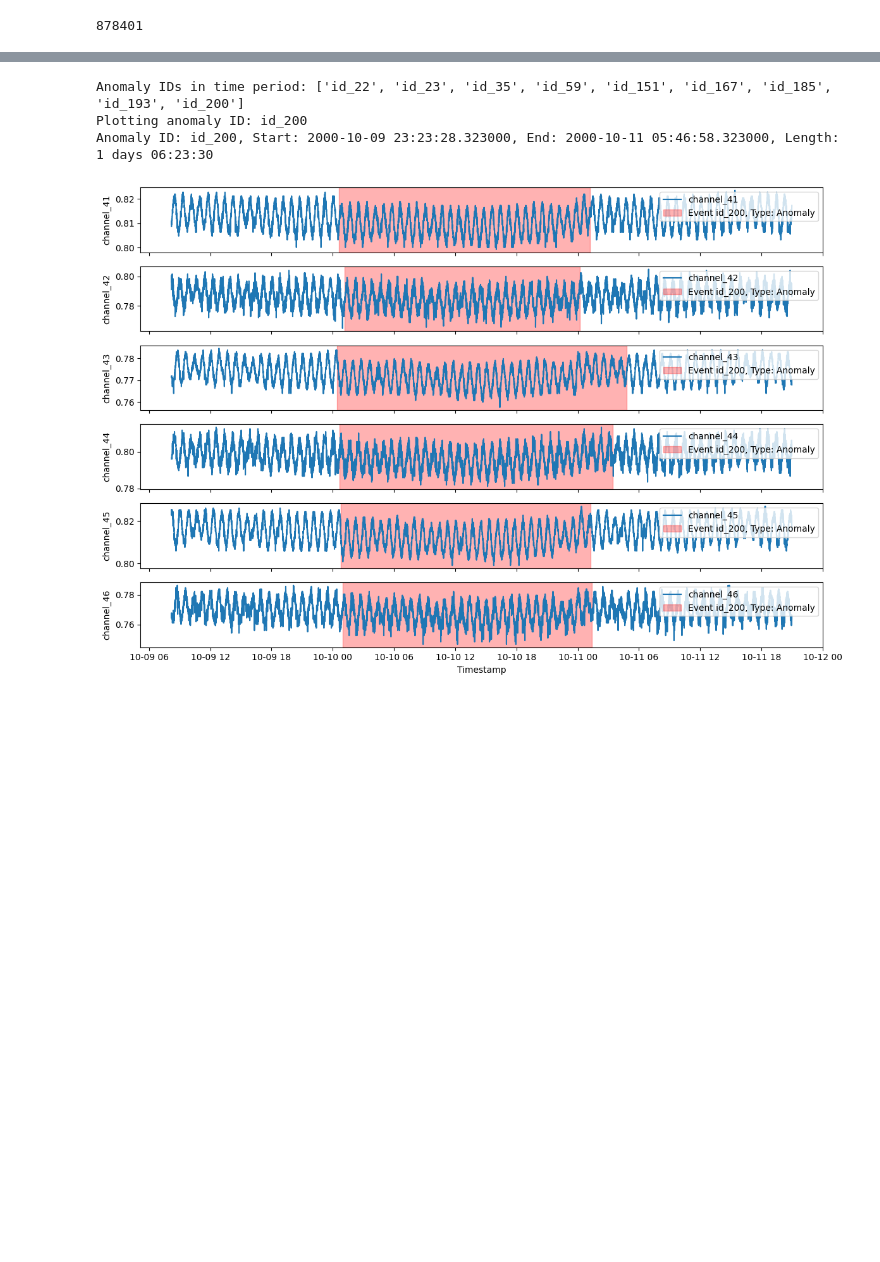
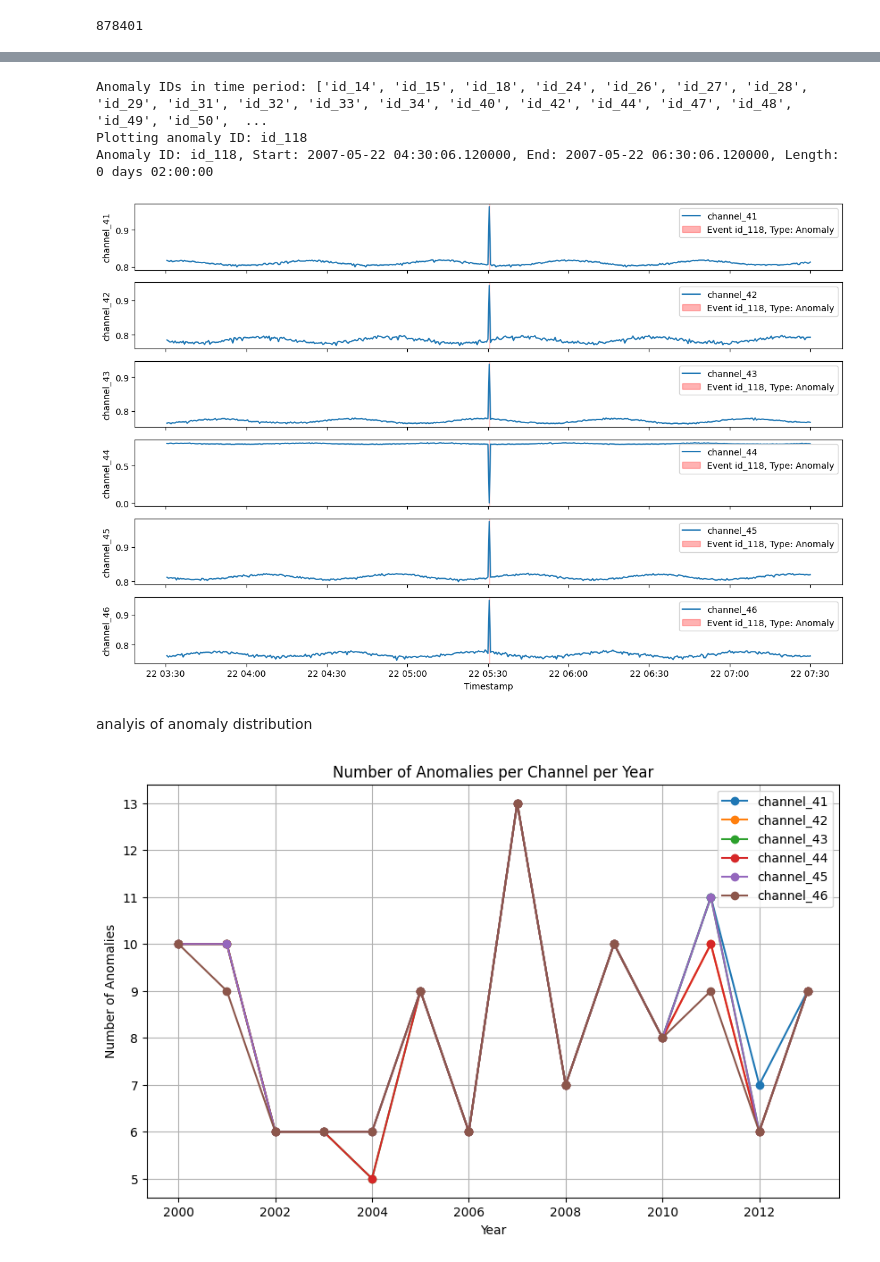
Before and after one commit to Angus-Eastell/ESA-ADB-mdm, a Jupyter notebook: mdm/understanding_data.ipynb, the cells around one changed output, grey strips where cells are left out. Drawn from its saved outputs; the diff is of its cells as text; code cells hidden in the pictures; blank space fills up the shorter version.

```diff
--- a/mdm/understanding_data.ipynb
+++ b/mdm/understanding_data.ipynb
@@ -7,12 +7,11 @@ from dateutil.parser import parse as parse_date
 # %% [markdown]
 Anomalies
 # %%
-
 # read in labels csv
-labels_df = pd.read_csv("C:\\Users\\angus\\OneDrive - University of Bristol\\mdm3_satellite\\satelite\\ESA-ADB-mdm\\data\\ESA-Mission1\\labels.csv",  parse_dates=["StartTime", "EndTime"], date_parser=lambda x: parse_date(x, ignoretz=True))
+labels_df = pd.read_csv("C:\\Users\\angus\\OneDrive - University of Bristol\\mdm3_satellite\\satelite\\ESA-ADB-mdm\\data\\ESA-Mission1_subset\\labels.csv",  parse_dates=["StartTime", "EndTime"], date_parser=lambda x: parse_date(x, ignoretz=True))
 
 # read in anomaly_types csv
-anomaly_types_df = pd.read_csv("C:\\Users\\angus\\OneDrive - University of Bristol\\mdm3_satellite\\satelite\\ESA-ADB-mdm\\data\\ESA-Mission1\\anomaly_types.csv")
+anomaly_types_df = pd.read_csv("C:\\Users\\angus\\OneDrive - University of Bristol\\mdm3_satellite\\satelite\\ESA-ADB-mdm\\data\\ESA-Mission1_subset\\anomaly_types.csv")
 # %%
 print(labels_df.head())
 # %% [output]
@@ -54,8 +53,9 @@ Channel: channel_46, Number of anomalies: 114
 # read csv
 
 # path to desired processed dataset
-three_month_train_path = "C:\\Users\\angus\\OneDrive - University of Bristol\\mdm3_satellite\\satelite\\ESA-ADB-mdm\\data\\preprocessed\\multivariate\\ESA-Mission1-semi-supervised\\3_months.train.csv"
-ten_month_train_path = "C:\\Users\\angus\\OneDrive - University of Bristol\\mdm3_satellite\\satelite\\ESA-ADB-mdm\\data\\preprocessed\\multivariate\\ESA-Mission1-semi-supervised\\10_months.train.csv"
+three_month_train_path = "C:\\Users\\angus\\OneDrive - University of Bristol\\mdm3_satellite\\satelite\\ESA-ADB-mdm\\data\\preprocessed_subset\\multivariate\\ESA-Mission1-semi-supervised\\3_months.train.csv"
+ten_month_train_path = "C:\\Users\\angus\\OneDrive - University of Bristol\\mdm3_satellite\\satelite\\ESA-ADB-mdm\\data\\preprocessed_subset\\multivariate\\ESA-Mission1-semi-supervised\\10_months.train.csv"
+eighty_four_month_test_path = "C:\\Users\\angus\\OneDrive - University of Bristol\\mdm3_satellite\\satelite\\ESA-ADB-mdm\\data\\preprocessed_subset\\multivariate\\ESA-Mission1-semi-supervised\\84_months.test.csv"
 
-df = pd.read_csv(ten_month_train_path)
+df = pd.read_csv(eighty_four_month_test_path)
 # %%
@@ -257,7 +259,42 @@ random_anomaly = np.random.choice(anomalies_ids_in_period)
 print("Plotting anomaly ID:", random_anomaly)
 plotting_anomaly(subset_df, anomaly_subset, subset_channels, labels_in_timeperiod, target_anomaly_id = random_anomaly)
 # %% [output]
-Anomaly IDs in time period: ['id_22', 'id_23', 'id_35', 'id_59', 'id_151', 'id_167', 'id_185', 'id_193', 'id_200']
-Plotting anomaly ID: id_200
-Anomaly ID: id_200, Start: 2000-10-09 23:23:28.323000, End: 2000-10-11 05:46:58.323000, Length: 1 days 06:23:30
+Anomaly IDs in time period: ['id_14', 'id_15', 'id_18', 'id_24', 'id_26', 'id_27', 'id_28', 'id_29', 'id_31', 'id_32', 'id_33', 'id_34', 'id_40', 'id_42', 'id_44', 'id_47', 'id_48', 'id_49', 'id_50',  ...
+Plotting anomaly ID: id_118
+Anomaly ID: id_118, Start: 2007-05-22 04:30:06.120000, End: 2007-05-22 06:30:06.120000, Length: 0 days 02:00:00
-[figure, old version]
+[figure, new version]
+# %% [markdown]
+analyis of anomaly distribution
+# %%
+# find num anomalies per channel per year
+subset_labels_df['Year'] = subset_labels_df['StartTime'].dt.year
+
+anomalies_per_channel_per_year = subset_labels_df.groupby(['Channel', 'Year'])['ID'].nunique().reset_index()
+
+anomalies_per_channel_per_year.rename(columns={'ID': 'Num_Anomalies'}, inplace=True)
+
+# channel on x axis, year on y axis, num anomalies as values
+
+anomalies_per_channel_per_year = anomalies_per_channel_per_year.pivot(
+    index='Year',
+    columns='Channel',
+    values='Num_Anomalies'
+).fillna(0)
+
+# plot lineplot for each channel
+plt.figure(figsize=(10, 6))
+for channel in subset_channels:
+    plt.plot(
+        anomalies_per_channel_per_year.index,
+        anomalies_per_channel_per_year[channel],
+        marker='o',
+        label=channel
+    )
+plt.title("Number of Anomalies per Channel per Year")
+plt.xlabel("Year")
+plt.ylabel("Number of Anomalies")
+plt.legend()
+plt.grid()
+plt.show()
+# %% [output]
+[figure, added]
```
Also changed, not shown: parts of 12 cells of this notebook.
